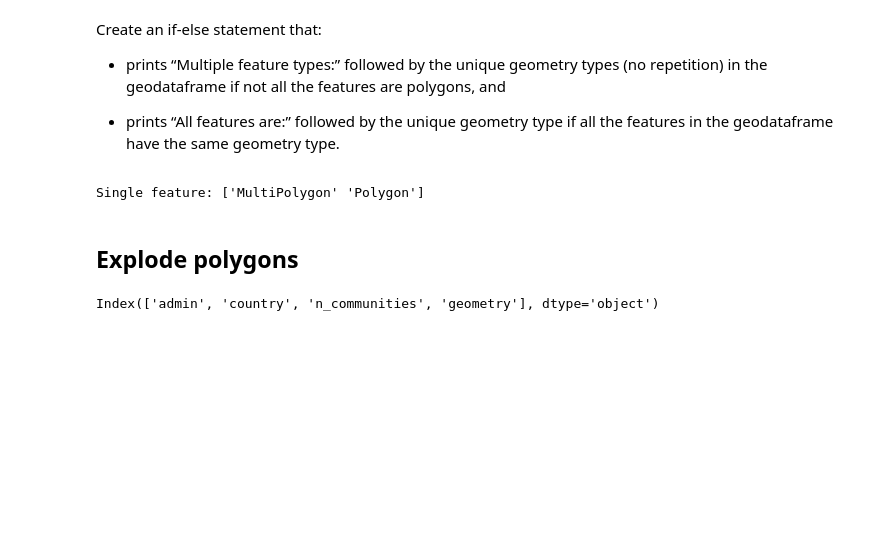
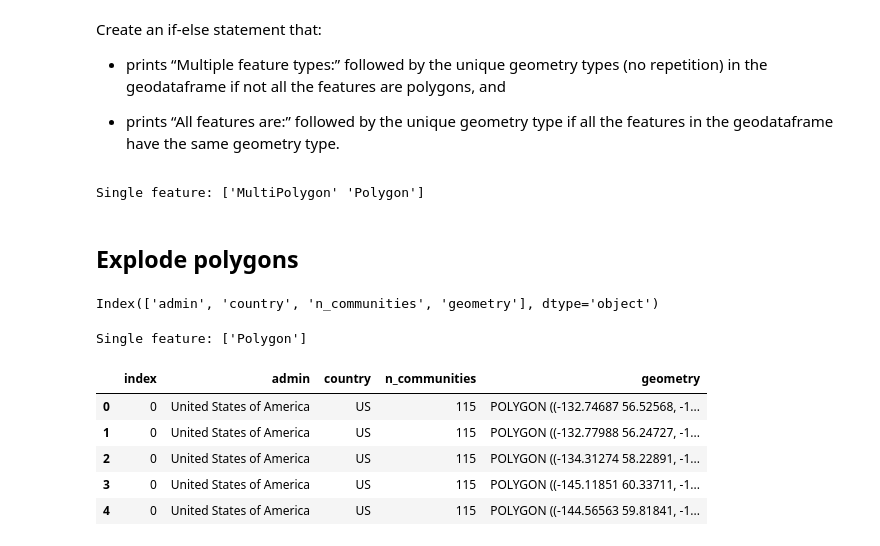
Before and after one commit to IsabellaSegarra/eds220-2025-sections, a Jupyter notebook: Section-6-arctic-communities.ipynb, the cells around one changed output. Cells and saved outputs as stored; diff of their text form; code cells hidden in the pictures; blank space fills up the shorter version.

```diff
--- a/Section-6-arctic-communities.ipynb
+++ b/Section-6-arctic-communities.ipynb
@@ -78,0 +79,13 @@ subset_df = df.explode(column = 'geometry', ignore_index=False, index_parts=Fals
+# %%
+check_polygons(df)
+# %% [output]
+Single feature: ['Polygon']
+# %%
+df.head()
+# %% [output]
+|  | index | admin | country | n_communities | geometry |
+| 0 | 0 | United States of America | US | 115 | POLYGON ((-132.74687 56.52568, -1... |
+| 1 | 0 | United States of America | US | 115 | POLYGON ((-132.77988 56.24727, -1... |
+| 2 | 0 | United States of America | US | 115 | POLYGON ((-134.31274 58.22891, -1... |
+| 3 | 0 | United States of America | US | 115 | POLYGON ((-145.11851 60.33711, -1... |
+| 4 | 0 | United States of America | US | 115 | POLYGON ((-144.56563 59.81841, -1... |
```
Also changed, not shown: parts of 15 cells of this notebook.
